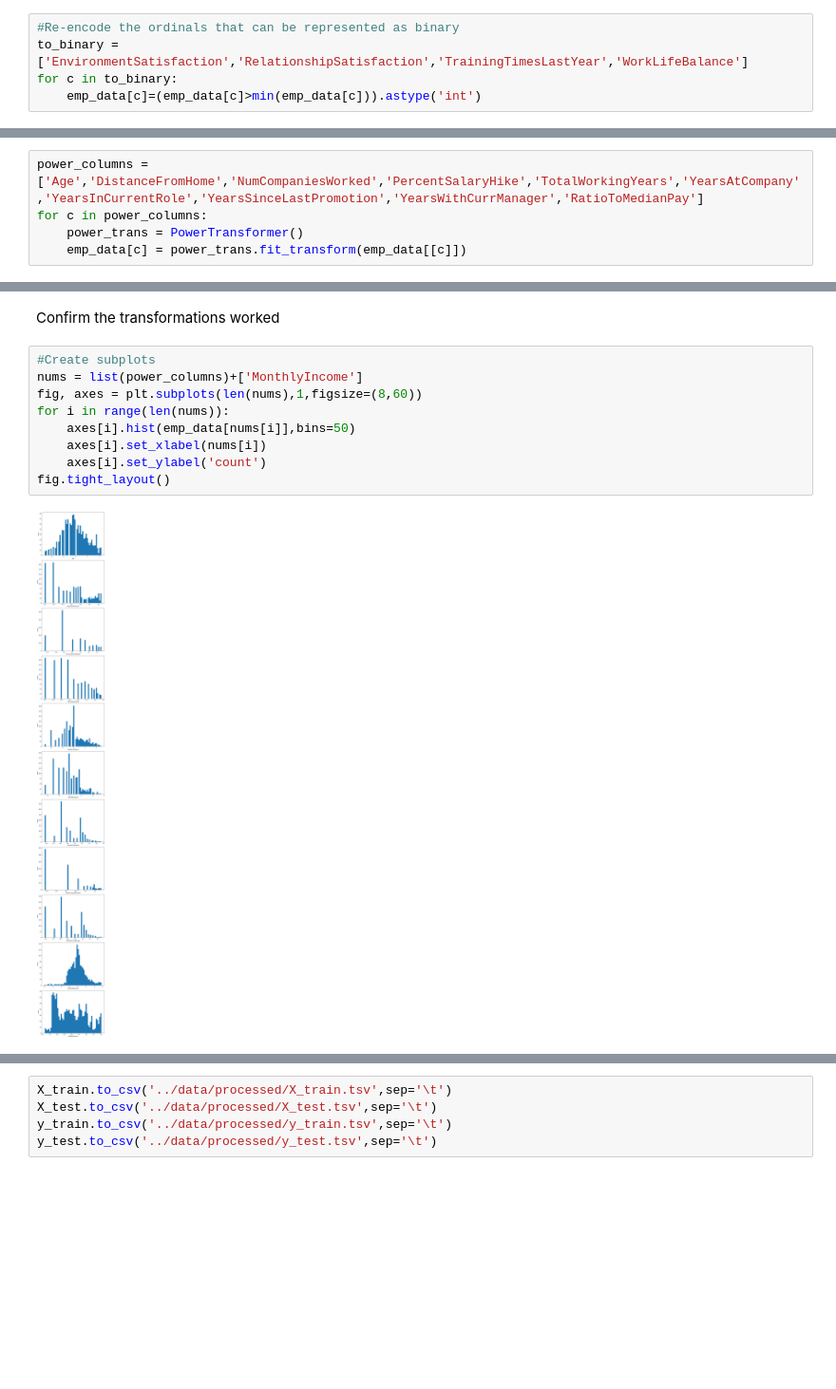
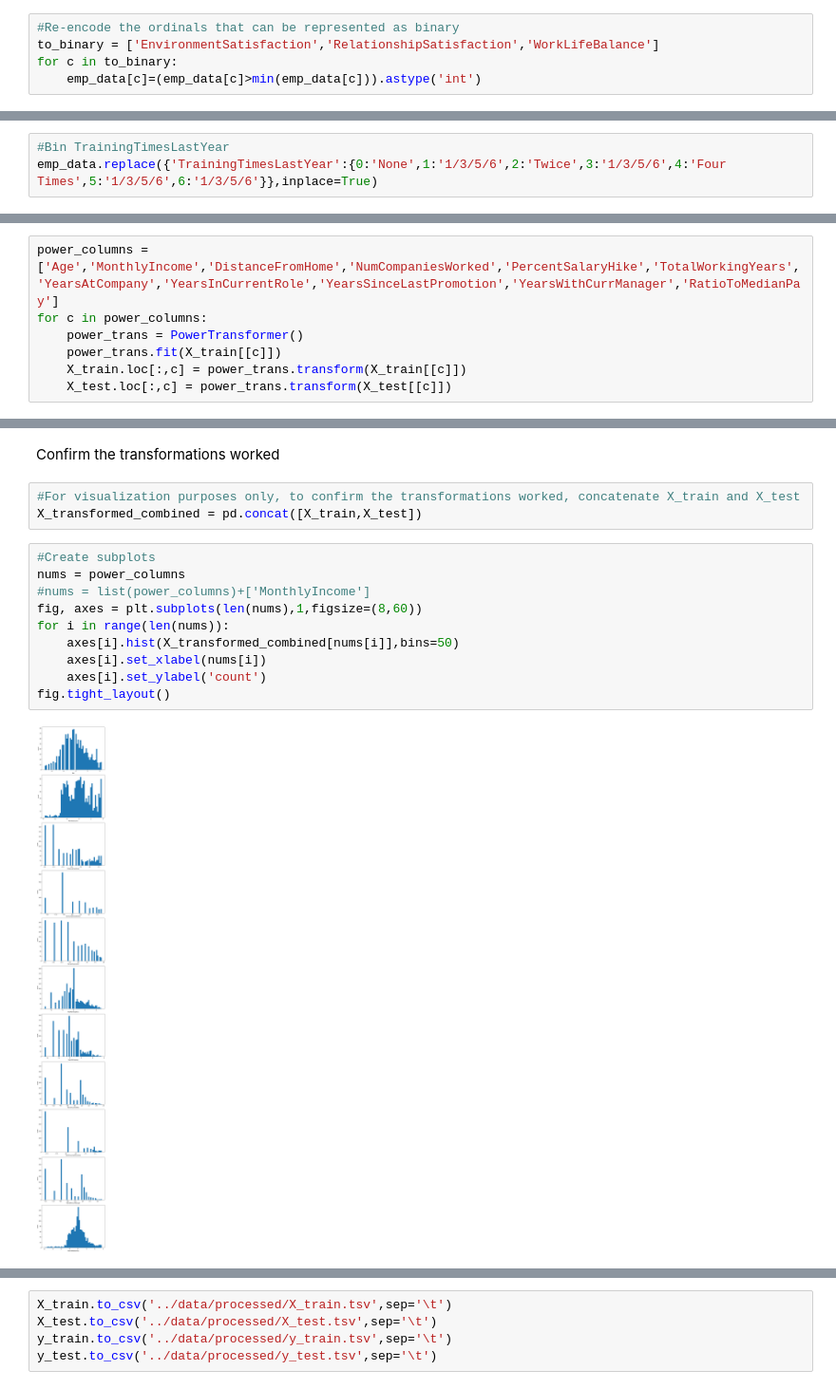
Before and after one commit to eagraves14/eagraves14, a Jupyter notebook: Capstone2/notebooks/Capstone_Preprocessing.ipynb, the cells around one changed output, grey strips where cells are left out. Shown at 95% size. Drawn from its saved outputs; the diff is of its cells as text; blank space fills up the shorter version.

```diff
--- a/Capstone2/notebooks/Capstone_Preprocessing.ipynb
+++ b/Capstone2/notebooks/Capstone_Preprocessing.ipynb
@@ -55,7 +56,7 @@ Part 3: encode ordinal categoricals. Based on EDA, certain ordinal categoricals
 Performance rating only had two values, so I will transform this column to be 0 for a rating of 3 and 1 for a rating of 4.
 # %%
 #Re-encode the ordinals that can be represented as binary
-to_binary = ['EnvironmentSatisfaction','RelationshipSatisfaction','TrainingTimesLastYear','WorkLifeBalance']
+to_binary = ['EnvironmentSatisfaction','RelationshipSatisfaction','WorkLifeBalance']
 for c in to_binary:
     emp_data[c]=(emp_data[c]>min(emp_data[c])).astype('int')
 # %%
@@ -66,3 +67,6 @@ Part 4: dummy encode the nominal categoricals
+# %%
+#Bin TrainingTimesLastYear
+emp_data.replace({'TrainingTimesLastYear':{0:'None',1:'1/3/5/6',2:'Twice',3:'1/3/5/6',4:'Four Times',5:'1/3/5/6',6:'1/3/5/6'}},inplace=True)
 # %%
 nominals=emp_data.select_dtypes(include='object').columns
 print(nominals)
@@ -111,6 +113,8 @@ Name: MonthlyIncome, dtype: float64
 # %%
-power_columns = ['Age','DistanceFromHome','NumCompaniesWorked','PercentSalaryHike','TotalWorkingYears','YearsAtCompany','YearsInCurrentRole','YearsSinceLastPromotion','YearsWithCurrManager','RatioToMedianPay']
+power_columns = ['Age','MonthlyIncome','DistanceFromHome','NumCompaniesWorked','PercentSalaryHike','TotalWorkingYears','YearsAtCompany','YearsInCurrentRole','YearsSinceLastPromotion','YearsWithCurrManager','RatioToMedianPay']
 for c in power_columns:
     power_trans = PowerTransformer()
-    emp_data[c] = power_trans.fit_transform(emp_data[[c]])
+    power_trans.fit(X_train[[c]])
+    X_train.loc[:,c] = power_trans.transform(X_train[[c]])
+    X_test.loc[:,c] = power_trans.transform(X_test[[c]])
 # %%
@@ -122,13 +128,17 @@ emp_data['MonthlyIncome']=power_trans.fit_transform(emp_data[['MonthlyIncome']])
 # %% [markdown]
 Confirm the transformations worked
+# %%
+#For visualization purposes only, to confirm the transformations worked, concatenate X_train and X_test
+X_transformed_combined = pd.concat([X_train,X_test])
 # %%
 #Create subplots
-nums = list(power_columns)+['MonthlyIncome']
+nums = power_columns
+#nums = list(power_columns)+['MonthlyIncome']
 fig, axes = plt.subplots(len(nums),1,figsize=(8,60))
 for i in range(len(nums)):
-    axes[i].hist(emp_data[nums[i]],bins=50)
+    axes[i].hist(X_transformed_combined[nums[i]],bins=50)
     axes[i].set_xlabel(nums[i])
     axes[i].set_ylabel('count')
 fig.tight_layout()
 # %% [output]
-[figure, old version]
+[figure, new version]
```
Also changed, not shown: parts of 18 cells of this notebook.
